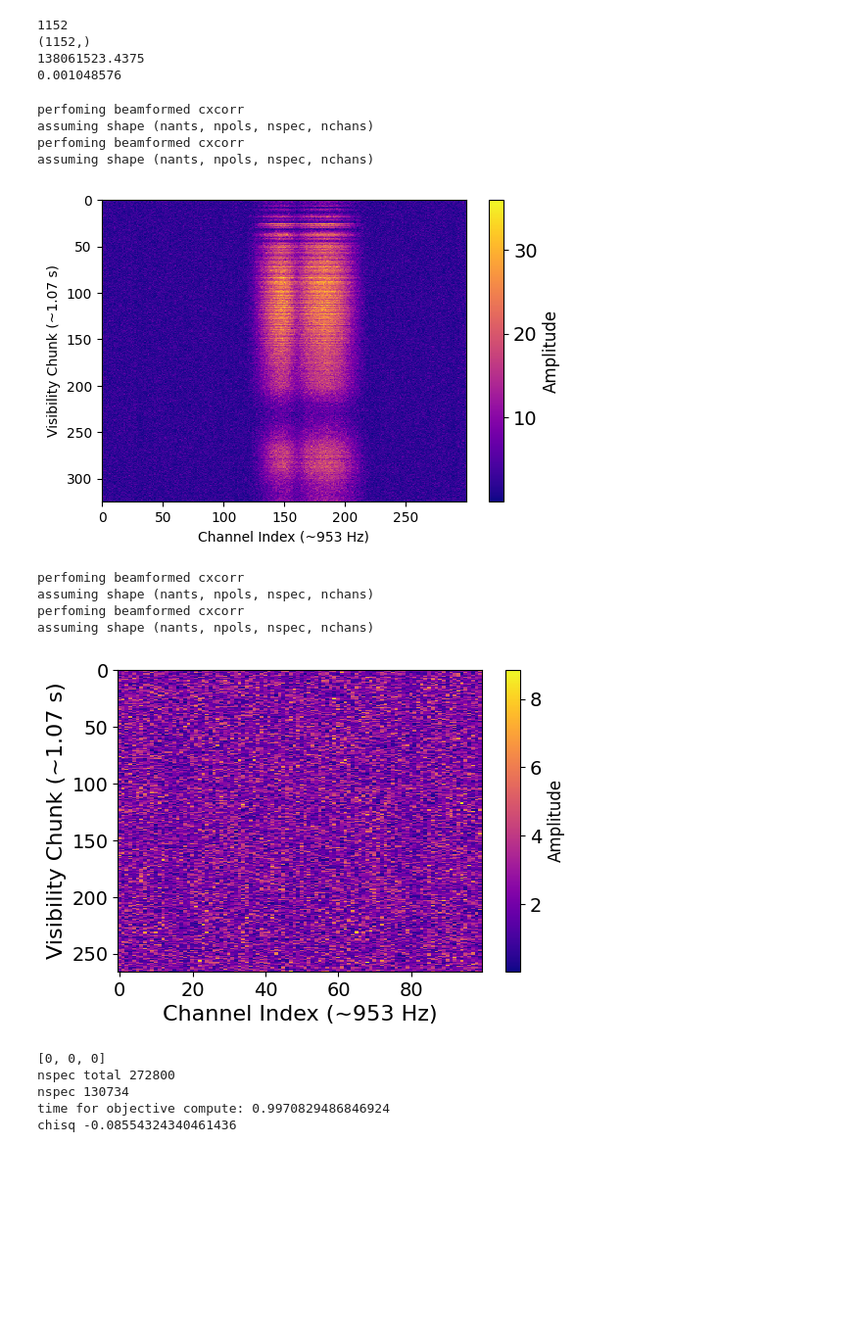
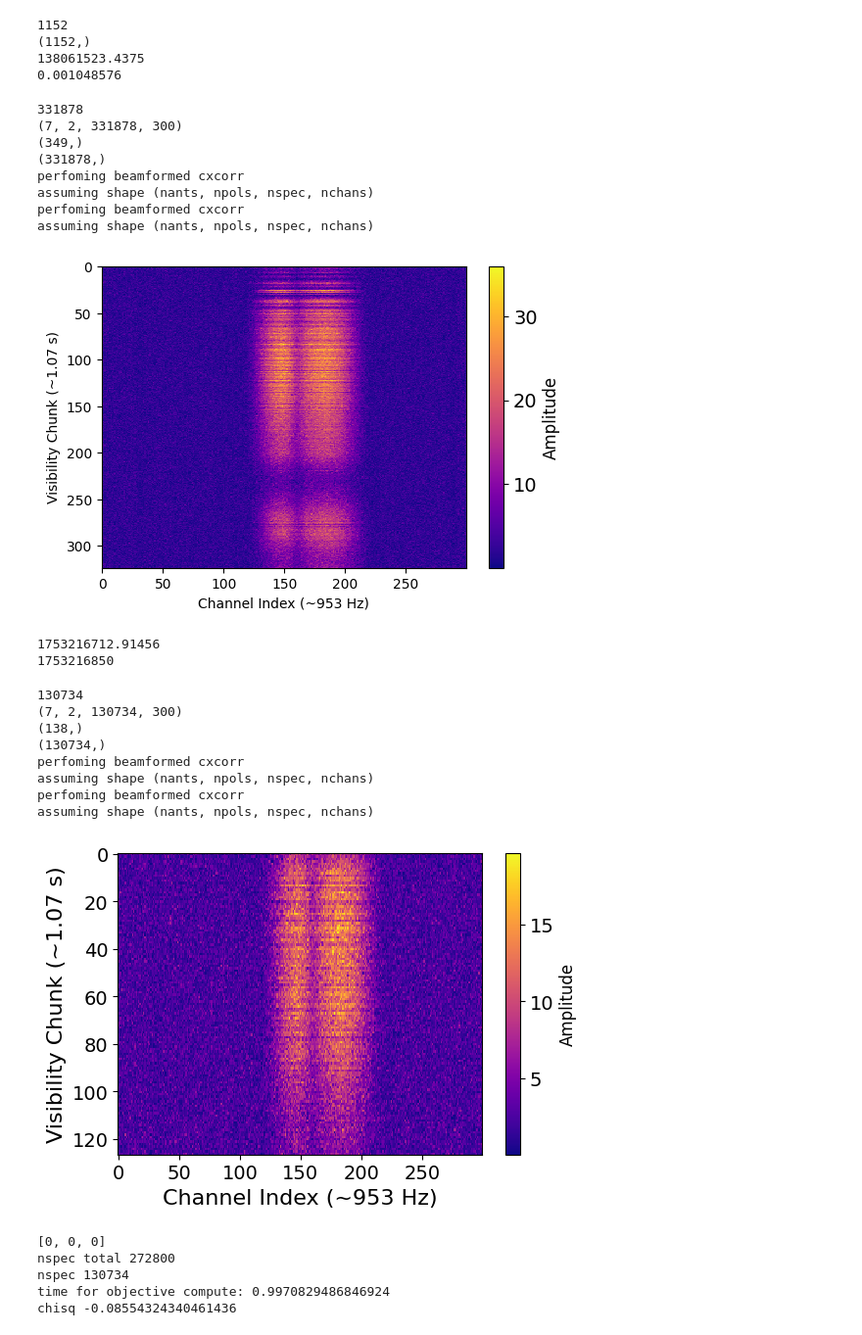
Before and after one commit to ALBATROS-Experiment/albatros_analysis, a Jupyter notebook: scripts/orbcomm/ant2_coordinate.ipynb, the cells around one changed output. Shown at 98% size. Cells and saved outputs as stored; diff of their text form; code cells hidden in the pictures; blank space fills up the shorter version.

```diff
--- a/scripts/orbcomm/ant2_coordinate.ipynb
+++ b/scripts/orbcomm/ant2_coordinate.ipynb
@@ -66,13 +68,16 @@ def xcorr_avg_1d(arr1,arr2,acclen):
     return out
 # %%
 config_path = '/home/thomasb/albatros_analysis/scripts/xcorr/config/config_bright_test.json'
-disk_path = '/scratch/thomasb/raw_1753216650:1753217000_bit=1_ant=7_pol=2_cha=1834:1852_tim=650_upx=64_acc=512_ipfb=0.4_complex64_regular_20251231T124859.npy'
+disk_path = '/scratch/thomasb/raw_1753216650:1753217000_bit=1_ant=7_pol=2_cha=1834:1852_tim=650_upx=64_acc=512_ipfb=0.4_complex64_regular_20260110T114008.npy'
 
 config_path2 = '/home/thomasb/albatros_analysis/scripts/xcorr/config/config_bright_test2.json'
 disk_path2 = '/scratch/thomasb/raw_1753221865:1753222245_bit=1_ant=7_pol=2_cha=1834:1852_tim=706_upx=64_acc=512_ipfb=0.4_complex64_regular_20260106T105646.npy'
 
 config_path3 = '/home/thomasb/albatros_analysis/scripts/xcorr/config/config_bright_test3.json'
 disk_path3 = '/scratch/thomasb/raw_1753236330:1753236730_bit=1_ant=7_pol=2_cha=1834:1852_tim=744_upx=64_acc=512_ipfb=0.4_complex64_regular_20260106T220616.npy'
+
+config_path4 = '/home/thomasb/albatros_analysis/scripts/xcorr/config/config_bright_test4.json'
+disk_path4 = '/scratch/thomasb/raw_1753240805:1753241265_bit=1_ant=7_pol=2_cha=1834:1852_tim=856_upx=64_acc=512_ipfb=0.4_complex64_regular_20260107T190531.npy'
 # %%
 #open config and get metadata
 with open(config_path, "r") as f:
@@ -151,9 +158,13 @@ print(T_SPECTRA)
 0.001048576
 # %%
 #check out the pulse vis
-V = oh.efield_to_vis(data_all[:, :, :, :300], batch_start_ts, batch_end_ts, 0, 1, 0, 0, ant_coords, satID, sat_freqs[:300])
+V = fh.efield_to_vis(data_all[:, :, :, :300], batch_start_ts, batch_end_ts-2, 0, 1, 0, 0, ant_coords, satID, sat_freqs[:300])
 figure = fgs.make_ampfig(V, acclen, T_SPECTRA)
 # %% [output]
+331878
+(7, 2, 331878, 300)
+(349,)
+(331878,)
 perfoming beamformed cxcorr
 assuming shape (nants, npols, nspec, nchans)
 perfoming beamformed cxcorr
@@ -177,16 +188,26 @@ pulse_start_ts = batch_start_ts + T_SPECTRA*cut_spectra_start #cutting to part w
 pulse_end_ts = batch_end_ts - cut_seconds_end  #cutting when SNR gets low
 data_cut = data_all[:, :, cut_spectra_start:, :]
 data_slice_cut = data_all[:, :, cut_spectra_start:, chan_new]
+# %%
+print(pulse_start_ts)
+print(pulse_end_ts)
+# %% [output]
+1753216712.91456
+1753216850
 # %%
 #check out the pulse vis
-V = oh.efield_to_vis(data_cut[:, :, :, :300], pulse_start_ts, pulse_end_ts, 1, 2, 0, 0, ant_coords, satID, sat_freqs[400:500])
+V = fh.efield_to_vis(data_cut[:, :, :, :300], pulse_start_ts, pulse_end_ts, 1, 2, 0, 0, ant_coords, satID, sat_freqs[:300])
 figure = fgs.make_ampfig(V, acclen, T_SPECTRA)
 # %% [output]
+130734
+(7, 2, 130734, 300)
+(138,)
+(130734,)
 perfoming beamformed cxcorr
 assuming shape (nants, npols, nspec, nchans)
 perfoming beamformed cxcorr
 assuming shape (nants, npols, nspec, nchans)
-[figure, old version]
+[figure, new version]
 # %%
 def objective_coords(
     pos_offset,
```
Also changed, not shown: parts of 2 cells of this notebook, 17 other files.
